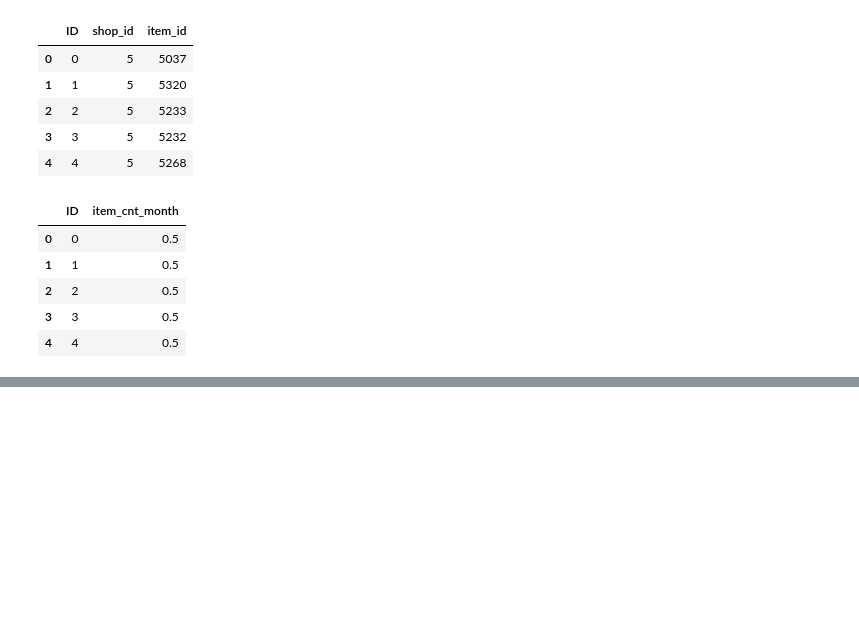
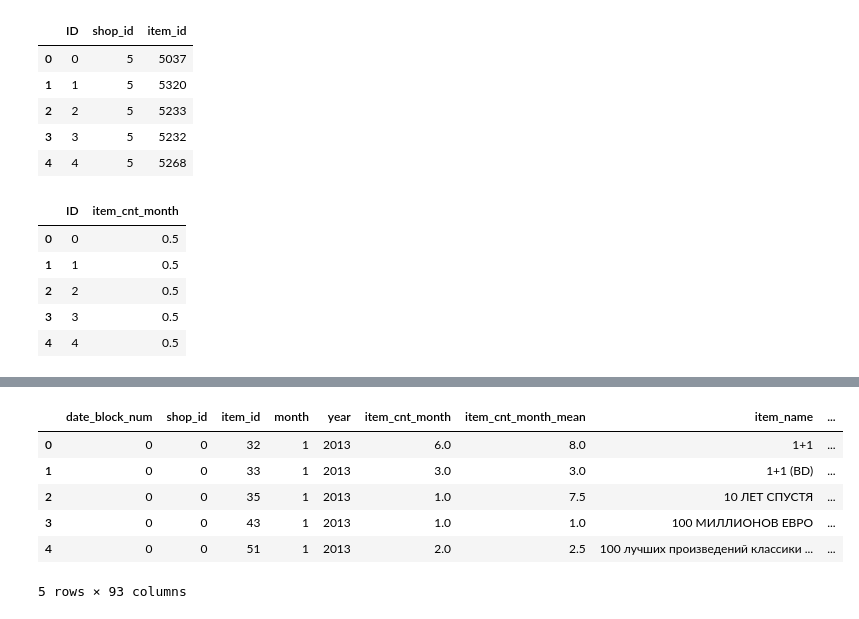
Before and after one commit to yunshuipiao/sw-kaggle, a Jupyter notebook: competitive-data-science-predict-future-sales/01.ipynb, the cells around one changed output, grey strips where cells are left out. Cells and saved outputs as stored; diff of their text form; code cells hidden in the pictures; blank space fills up the shorter version.

```diff
--- a/competitive-data-science-predict-future-sales/01.ipynb
+++ b/competitive-data-science-predict-future-sales/01.ipynb
@@ -168,0 +174,2 @@ rfr_submission.to_csv('./sub.csv', index=False)
+# %%
+shop_item_prev_month = shop_item_prev_month.rename(columns={'item_cnt_month':'item_cnt_prev_month'})
@@ -168,0 +185,11 @@ rfr_submission.to_csv('./sub.csv', index=False)
+# %%
+# 添加前一个月的数据，构成时间序列
+train = pd.merge(train, shop_item_prev_month, how='left', on=['shop_id', 'item_id']).fillna(0.)
+# %%
+# item 特征
+train = pd.merge(train, items_df, how='left', on='item_id')
+# %%
+#Item Category features
+train = pd.merge(train, item_categories_df, how='left', on='item_category_id')
+#Shops features
+train = pd.merge(train, shops_df, how='left', on='shop_id')
@@ -168,0 +204,10 @@ rfr_submission.to_csv('./sub.csv', index=False)
+# %%
+train.head()
+# %% [output]
+|  | date_block_num | shop_id | item_id | month | year | item_cnt_month | item_cnt_month_mean | item_name | ... |
+| 0 | 0 | 0 | 32 | 1 | 2013 | 6.0 | 8.0 | 1+1 | ... |
+| 1 | 0 | 0 | 33 | 1 | 2013 | 3.0 | 3.0 | 1+1 (BD) | ... |
+| 2 | 0 | 0 | 35 | 1 | 2013 | 1.0 | 7.5 | 10 ЛЕТ СПУСТЯ | ... |
+| 3 | 0 | 0 | 43 | 1 | 2013 | 1.0 | 1.0 | 100 МИЛЛИОНОВ ЕВРО | ... |
+| 4 | 0 | 0 | 51 | 1 | 2013 | 2.0 | 2.5 | 100 лучших произведений классики ... | ... |
+5 rows × 93 columns
```
Also changed, not shown: parts of 49 cells of this notebook, 1 other file.
